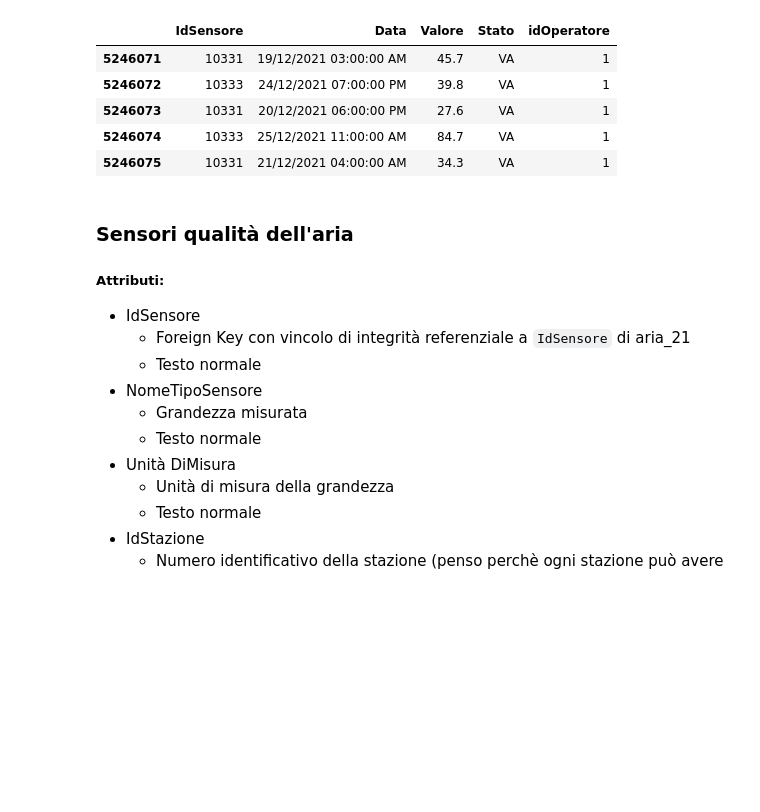
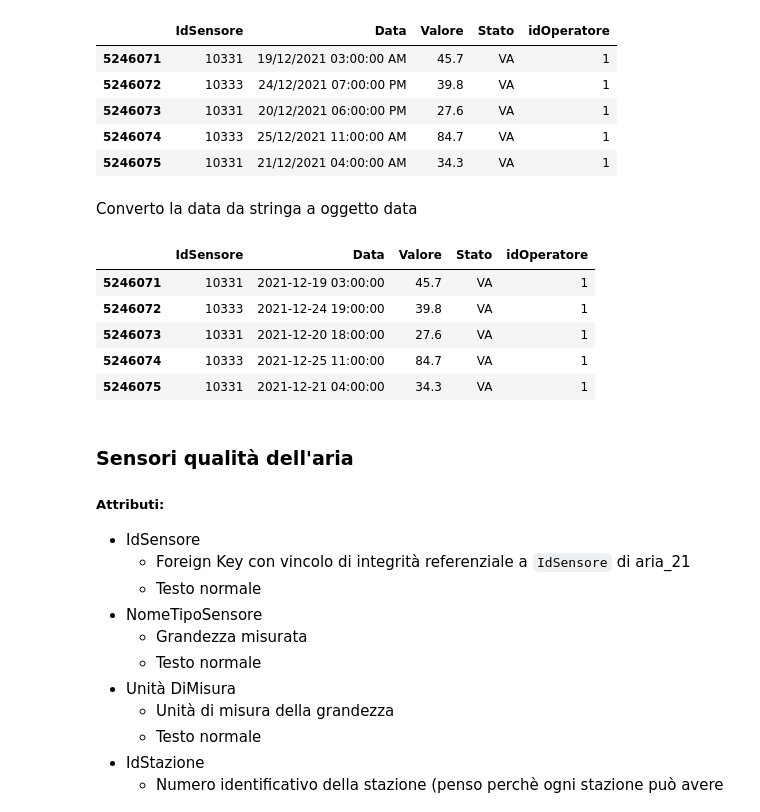
Before and after one commit to giocoal/air-quality-milano-interactive-data-visualization-tableau, a Jupyter notebook: Data_Visualization_project_21_22.ipynb, the cells around one changed output. Cells and saved outputs as stored; diff of their text form; code cells hidden in the pictures; blank space fills up the shorter version.

```diff
--- a/Data_Visualization_project_21_22.ipynb
+++ b/Data_Visualization_project_21_22.ipynb
@@ -152,6 +154,18 @@ aria_20_21.tail()
 | 5246073 | 10331 | 20/12/2021 06:00:00 PM | 27.6 | VA | 1 |
 | 5246074 | 10333 | 25/12/2021 11:00:00 AM | 84.7 | VA | 1 |
 | 5246075 | 10331 | 21/12/2021 04:00:00 AM | 34.3 | VA | 1 |
+# %% [markdown]
+Converto la data da stringa a oggetto data
+# %%
+aria_20_21['Data'] = pd.to_datetime(aria_20_21['Data'])
+aria_20_21.tail()
+# %% [output]
+|  | IdSensore | Data | Valore | Stato | idOperatore |
+| 5246071 | 10331 | 2021-12-19 03:00:00 | 45.7 | VA | 1 |
+| 5246072 | 10333 | 2021-12-24 19:00:00 | 39.8 | VA | 1 |
+| 5246073 | 10331 | 2021-12-20 18:00:00 | 27.6 | VA | 1 |
+| 5246074 | 10333 | 2021-12-25 11:00:00 | 84.7 | VA | 1 |
+| 5246075 | 10331 | 2021-12-21 04:00:00 | 34.3 | VA | 1 |
 # %% [markdown]
 ### Sensori qualità dell'aria
 ##### Attributi:
```
Also changed, not shown: parts of 17 cells of this notebook.
